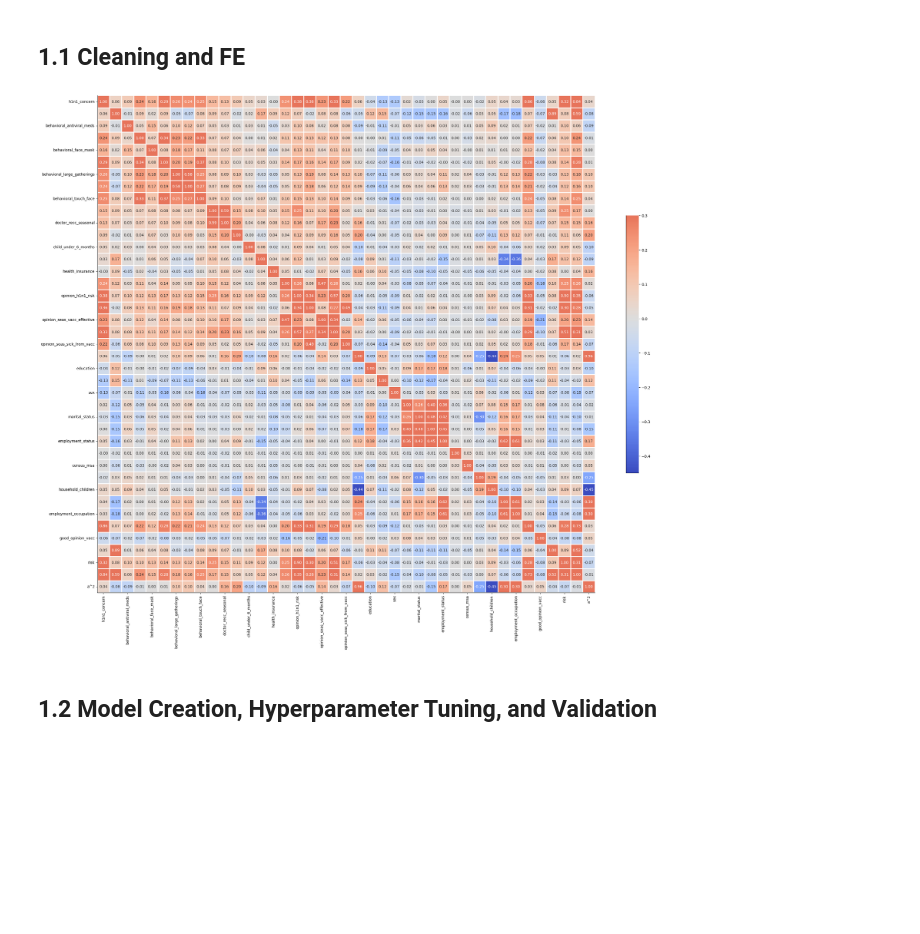
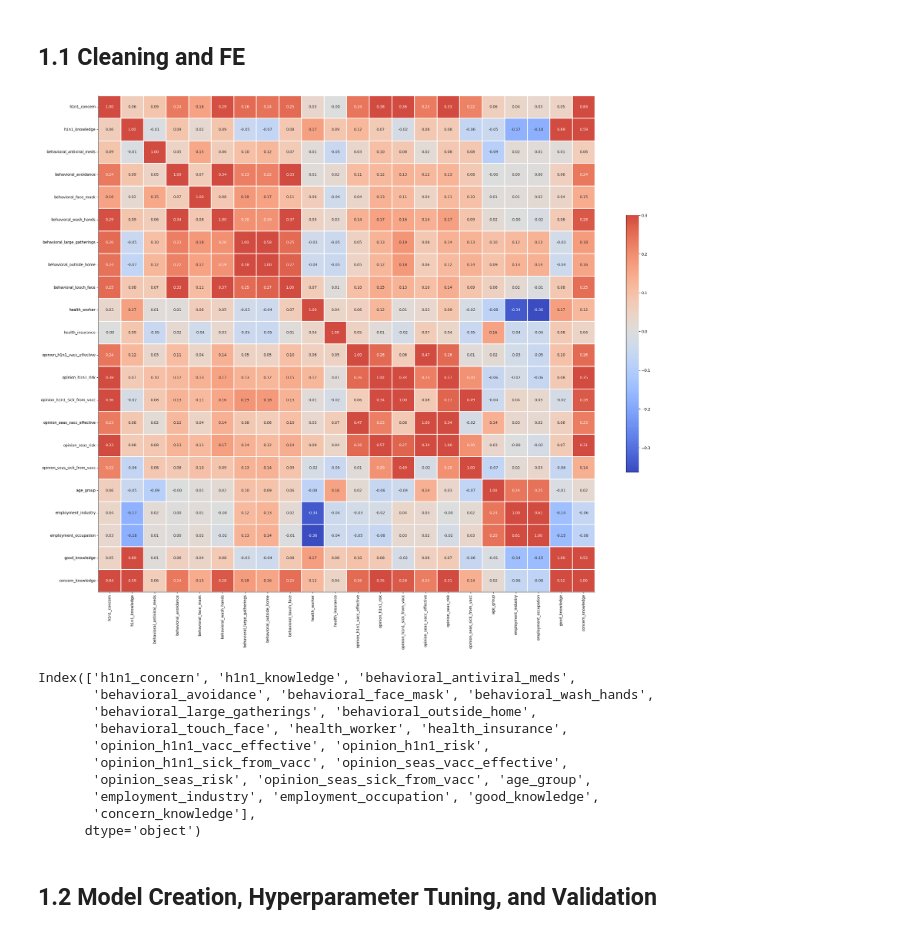
Before and after one commit to rllevy/MMAI-Bae, a Jupyter notebook: mjh-day-3-restart.ipynb, the cells around one changed output. Cells and saved outputs as stored; diff of their text form; code cells hidden in the pictures; blank space fills up the shorter version.

```diff
--- a/mjh-day-3-restart.ipynb
+++ b/mjh-day-3-restart.ipynb
@@ -192,8 +192,26 @@ categorical_features = [
     "employment_occupation",
 ]
 
-cols_to_drop = [
+# these are based on correlation observations
+cat_cols_to_drop = [
+    "hhs_geo_region",
+    "census_msa",
+    "sex",
+    'income_poverty',
+    'marital_status',
+    'rent_or_own',
+    'education',
+    'race',
+    'employment_status'
+]
 
+categorical_features = [x for x in categorical_features if x not in cat_cols_to_drop]
+
+cols_to_drop = cat_cols_to_drop + [
+    "child_under_6_months",
+    "household_adults",
+    "household_children",
+    'chronic_med_condition'
 ]
 # %% [markdown]
 ## Additional Data Analysis
@@ -324,9 +345,7 @@ def select_best_features(df, kvalue = 20):
 # %%
 
 def drop_columns(data):
-    ret = data.drop(cols_to_drop, axis=1, errors='ignore')
-    # ret = ret.drop(categorical_features, axis=1, errors='ignore')
-    return ret
+    return data.drop(cols_to_drop, axis=1, errors='ignore')
 
 def impute_data(data):
     imp = SimpleImputer()
@@ -340,15 +359,15 @@ def label_encoding(data):
     return data
 
 def feature_engineering(data):
-    data['concern>=2'] = np.where(data['h1n1_concern']>=2,1,0)
+    # data['concern>=2'] = np.where(data['h1n1_concern']>=2,1,0)
     # Since those who have concern>=2 have a pronounced effect on vaccination
 
-    data['good_opinion_vacc'] = np.where(data['opinion_seas_vacc_effective'] == 3,1,0)
+    #data['good_opinion_vacc'] = np.where(data['opinion_seas_vacc_effective'] == 3,1,0)
     #If the opinion is 3 it means he/she has a good opinion and is more likely to take the vaccine
 
     data['good_knowledge'] = np.where(data['h1n1_knowledge'] == 2,1,0)
 
-    data['risk'] = np.where(data['opinion_h1n1_risk']>=4,1,0)
+    # data['risk'] = np.where(data['opinion_h1n1_risk']>=4,1,0)
 
     #data['sick'] = np.where(data['opinion_h1n1_sick_from_vacc'] == 3,1,0)
 
@@ -357,17 +376,14 @@ def feature_engineering(data):
     data['concern_knowledge'] = data['h1n1_concern']+data['h1n1_knowledge']
 
     ## square of age group to subtely improve the correlation of that feature with the vaccine probabilty
-    data['a^2'] = data['age_group']*data['age_group']
+    # data['a^2'] = data['age_group']*data['age_group']
 
     return data
 
 def normalize_dataframe(df):
     # use a lambda function because sklearn normalize cannot handle NaN values
-    return df.apply(lambda iterator: ((iterator.max() - iterator)/(iterator.max() - iterator.min())))
-
-def drop_non_necessary_features(data):
-    return data.drop(['race','child_under_6_months','opinion_h1n1_sick_from_vacc','opinion_seas_sick_from_vacc','household_adults','behavioral_antiviral_meds','behavioral_large_gatherings', 'behavioral_outside_home', 'behavioral_antiviral_meds','marital_status',
-           'behavioral_avoidance','behavioral_face_mask','income_poverty','hhs_geo_region','employment_status','education','census_msa'],axis=1,errors='ignore')
+    return df
+    # return df.apply(lambda iterator: ((iterator.max() - iterator)/(iterator.max() - iterator.min())))
 
 def clean_data(data):
     # ----- cleaning -----
@@ -386,7 +402,6 @@ def clean_data(data):
     # ret = normalize_dataframe(ret)
 
     # ---- feature selection -----
-    # ret = drop_non_necessary_features(ret)
 
     # generate feature weights?
     # best_features = list_best_feature_columns(ret, kvalue=15)
@@ -399,13 +414,24 @@ cleaned_data = clean_data(X)
 # %%
 corr = cleaned_data.corr()
 g = sns.heatmap(corr,  vmax=.3, center=0,
             square=True, linewidths=1, cbar_kws={"shrink": .5}, annot=True, fmt='.2f', cmap='coolwarm')
 sns.despine()
 g.figure.set_size_inches(30,25)
 
 plt.show()
+display(corr.columns)
 # %% [output]
-[figure, old version]
+[figure, new version]
+Index(['h1n1_concern', 'h1n1_knowledge', 'behavioral_antiviral_meds',
+       'behavioral_avoidance', 'behavioral_face_mask', 'behavioral_wash_hands',
+       'behavioral_large_gatherings', 'behavioral_outside_home',
+       'behavioral_touch_face', 'health_worker', 'health_insurance',
+       'opinion_h1n1_vacc_effective', 'opinion_h1n1_risk',
+       'opinion_h1n1_sick_from_vacc', 'opinion_seas_vacc_effective',
+       'opinion_seas_risk', 'opinion_seas_sick_from_vacc', 'age_group',
+       'employment_industry', 'employment_occupation', 'good_knowledge',
+       'concern_knowledge'],
+      dtype='object')
 # %%
 # TODO: Add more data cleaning, as desired.
 # %% [markdown]
```
Also changed, not shown: parts of 10 cells of this notebook.
